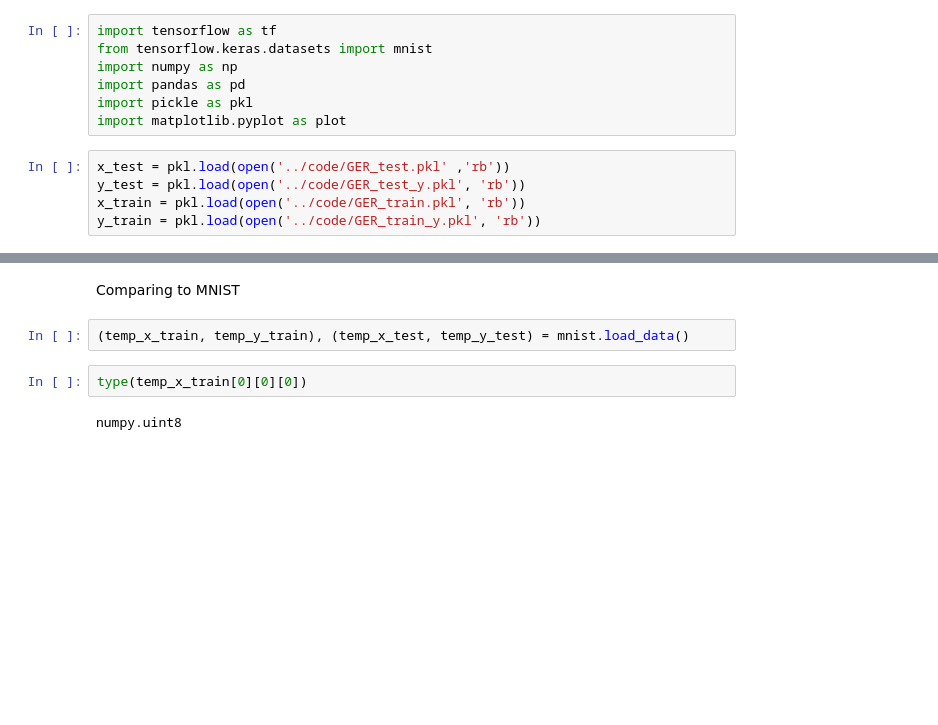
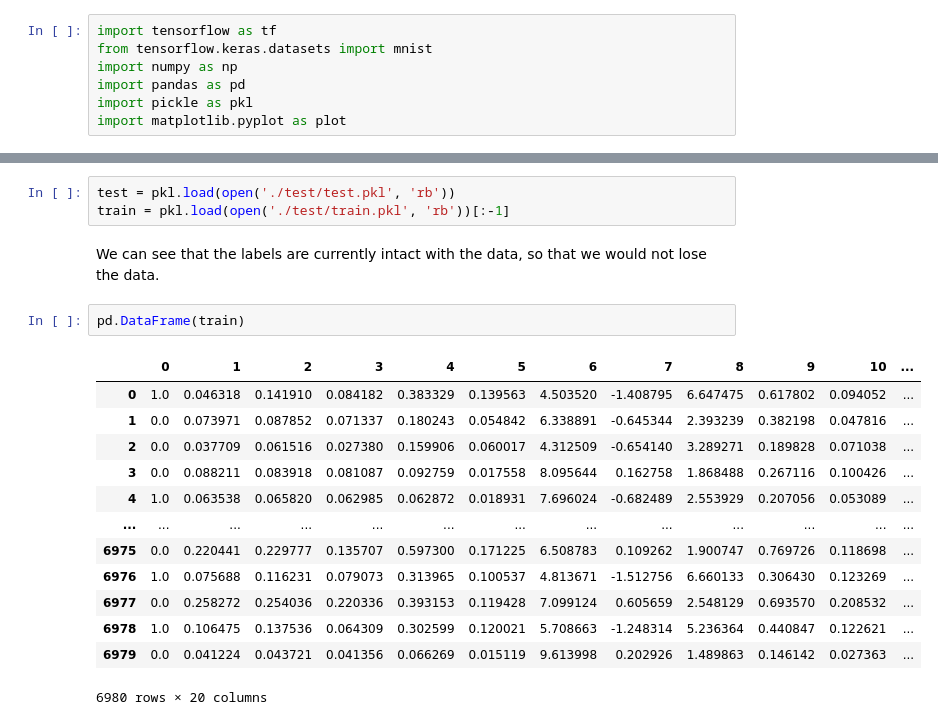
Before and after one commit to siddik11803-IIITH/Syllable-Stress-Classification, a Jupyter notebook: cross validations/x.ipynb, the cells around one changed output, grey strips where cells are left out. Cells and saved outputs as stored; diff of their text form; blank space fills up the shorter version.

```diff
--- a/cross validations/x.ipynb
+++ b/cross validations/x.ipynb
@@ -5,8 +5,3 @@ import numpy as np
 import pandas as pd
 import pickle as pkl
 import matplotlib.pyplot as plot
-# %%
-x_test = pkl.load(open('../code/GER_test.pkl' ,'rb'))
-y_test = pkl.load(open('../code/GER_test_y.pkl', 'rb'))
-x_train = pkl.load(open('../code/GER_train.pkl', 'rb'))
-y_train = pkl.load(open('../code/GER_train_y.pkl', 'rb'))
@@ -83,8 +8,21 @@ numpy.float64
-# %% [markdown]
-Comparing to MNIST
-# %%
-(temp_x_train, temp_y_train), (temp_x_test, temp_y_test) = mnist.load_data()
-# %%
-type(temp_x_train[0][0][0])
-# %% [output]
-numpy.uint8
+# %%
+test = pkl.load(open('./test/test.pkl', 'rb'))
+train = pkl.load(open('./test/train.pkl', 'rb'))[:-1]
+# %% [markdown]
+We can see that the labels are currently intact with the data, so that we would not lose the data.
+# %%
+pd.DataFrame(train)
+# %% [output]
+|  | 0 | 1 | 2 | 3 | 4 | 5 | 6 | 7 | 8 | 9 | 10 | ... |
+| 0 | 1.0 | 0.046318 | 0.141910 | 0.084182 | 0.383329 | 0.139563 | 4.503520 | -1.408795 | 6.647475 | 0.617802 | 0.094052 | ... |
+| 1 | 0.0 | 0.073971 | 0.087852 | 0.071337 | 0.180243 | 0.054842 | 6.338891 | -0.645344 | 2.393239 | 0.382198 | 0.047816 | ... |
+| 2 | 0.0 | 0.037709 | 0.061516 | 0.027380 | 0.159906 | 0.060017 | 4.312509 | -0.654140 | 3.289271 | 0.189828 | 0.071038 | ... |
+| 3 | 0.0 | 0.088211 | 0.083918 | 0.081087 | 0.092759 | 0.017558 | 8.095644 | 0.162758 | 1.868488 | 0.267116 | 0.100426 | ... |
+| 4 | 1.0 | 0.063538 | 0.065820 | 0.062985 | 0.062872 | 0.018931 | 7.696024 | -0.682489 | 2.553929 | 0.207056 | 0.053089 | ... |
+| ... | ... | ... | ... | ... | ... | ... | ... | ... | ... | ... | ... | ... |
+| 6975 | 0.0 | 0.220441 | 0.229777 | 0.135707 | 0.597300 | 0.171225 | 6.508783 | 0.109262 | 1.900747 | 0.769726 | 0.118698 | ... |
+| 6976 | 1.0 | 0.075688 | 0.116231 | 0.079073 | 0.313965 | 0.100537 | 4.813671 | -1.512756 | 6.660133 | 0.306430 | 0.123269 | ... |
+| 6977 | 0.0 | 0.258272 | 0.254036 | 0.220336 | 0.393153 | 0.119428 | 7.099124 | 0.605659 | 2.548129 | 0.693570 | 0.208532 | ... |
+| 6978 | 1.0 | 0.106475 | 0.137536 | 0.064309 | 0.302599 | 0.120021 | 5.708663 | -1.248314 | 5.236364 | 0.440847 | 0.122621 | ... |
+| 6979 | 0.0 | 0.041224 | 0.043721 | 0.041356 | 0.066269 | 0.015119 | 9.613998 | 0.202926 | 1.489863 | 0.146142 | 0.027363 | ... |
+6980 rows × 20 columns
```
Also changed, not shown: parts of 16 cells of this notebook, 16 other files.
